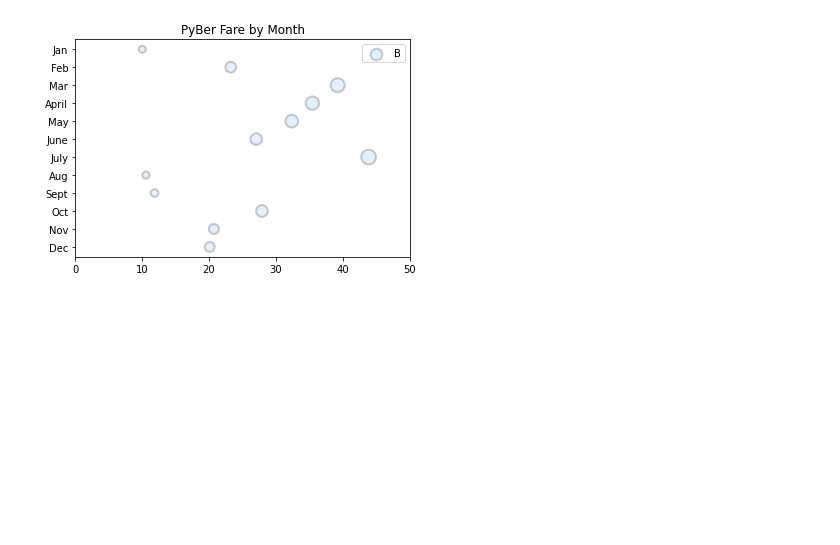
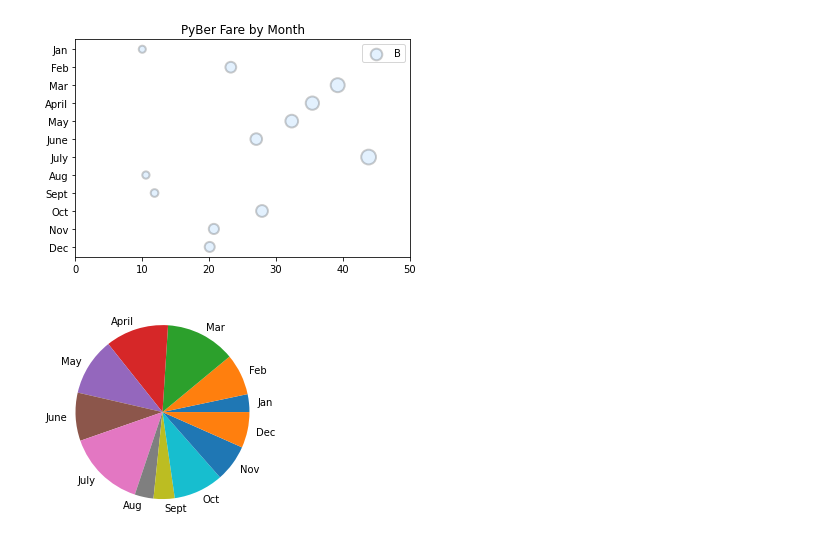
Before and after one commit to craig-clemens/PyBer_Analysis, a Jupyter notebook: matplotlib_practice.ipynb, the cells around one changed output. Drawn from its saved outputs; the diff is of its cells as text; code cells hidden in the pictures; blank space fills up the shorter version.

```diff
--- a/matplotlib_practice.ipynb
+++ b/matplotlib_practice.ipynb
@@ -212,3 +212,8 @@ ax.set_xlim([0, 50])
 plt.gca().invert_yaxis()
 # %% [output]
 [figure]
+# %%
+plt.pie(y_axis, labels=x_axis)
+plt.show()
+# %% [output]
+[figure, added]
```
Also changed, not shown: parts of 3 cells of this notebook, 6 other files.
